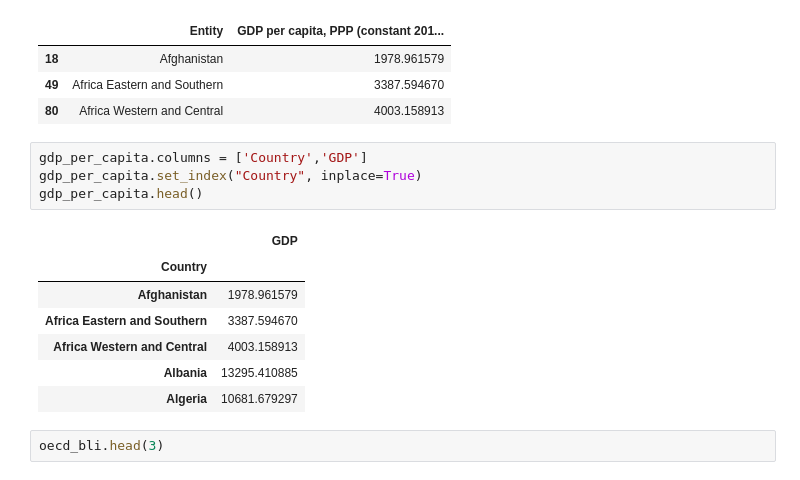
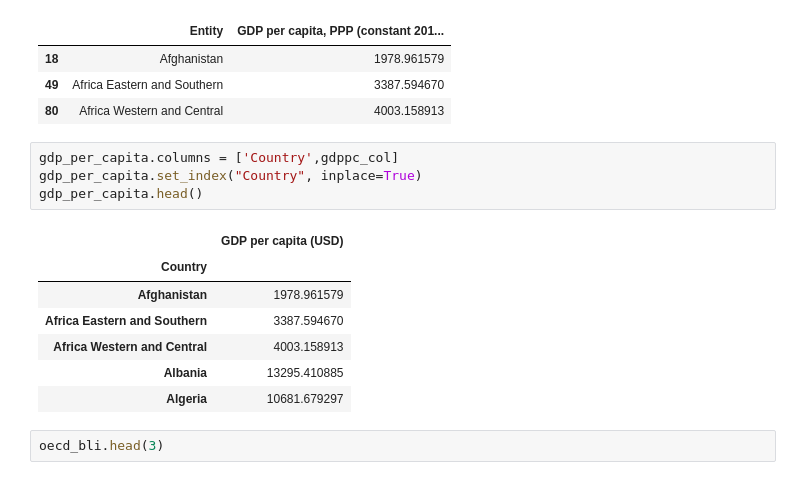
Before and after one commit to gracesjy/handsonml2, a Jupyter notebook: 01장.ipynb, the cells around one changed output. Cells and saved outputs as stored; diff of their text form.

```diff
--- a/01장.ipynb
+++ b/01장.ipynb
@@ -150,11 +151,11 @@ gdp_per_capita.head(3)
 | 49 | Africa Eastern and Southern | 3387.594670 |
 | 80 | Africa Western and Central | 4003.158913 |
 # %%
-gdp_per_capita.columns = ['Country','GDP']
+gdp_per_capita.columns = ['Country',gdppc_col]
 gdp_per_capita.set_index("Country", inplace=True)
 gdp_per_capita.head()
 # %% [output]
-|  | GDP |
+|  | GDP per capita (USD) |
 | Country |  |
 | Afghanistan | 1978.961579 |
 | Africa Eastern and Southern | 3387.594670 |
```
Also changed, not shown: parts of 16 cells of this notebook.
